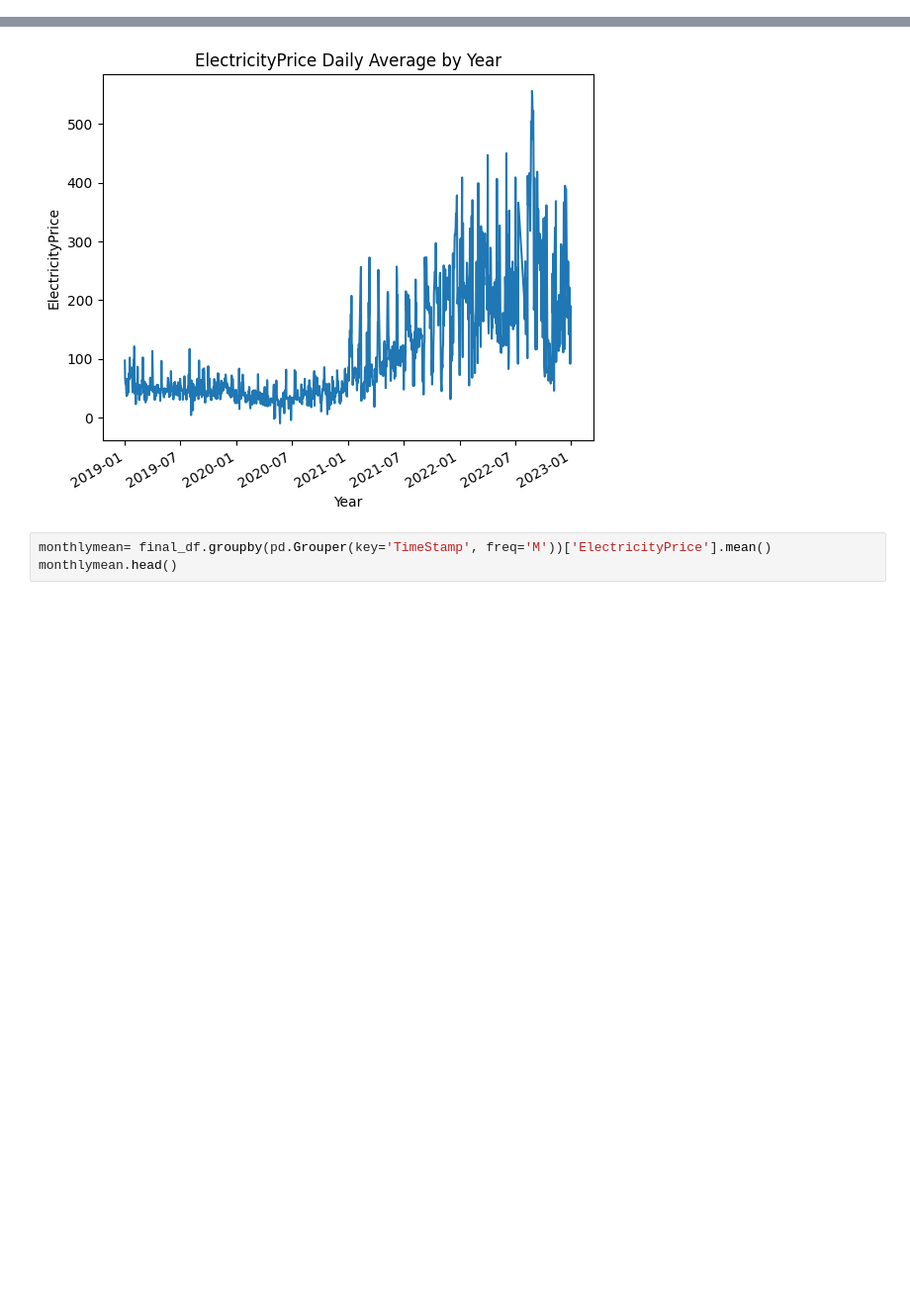
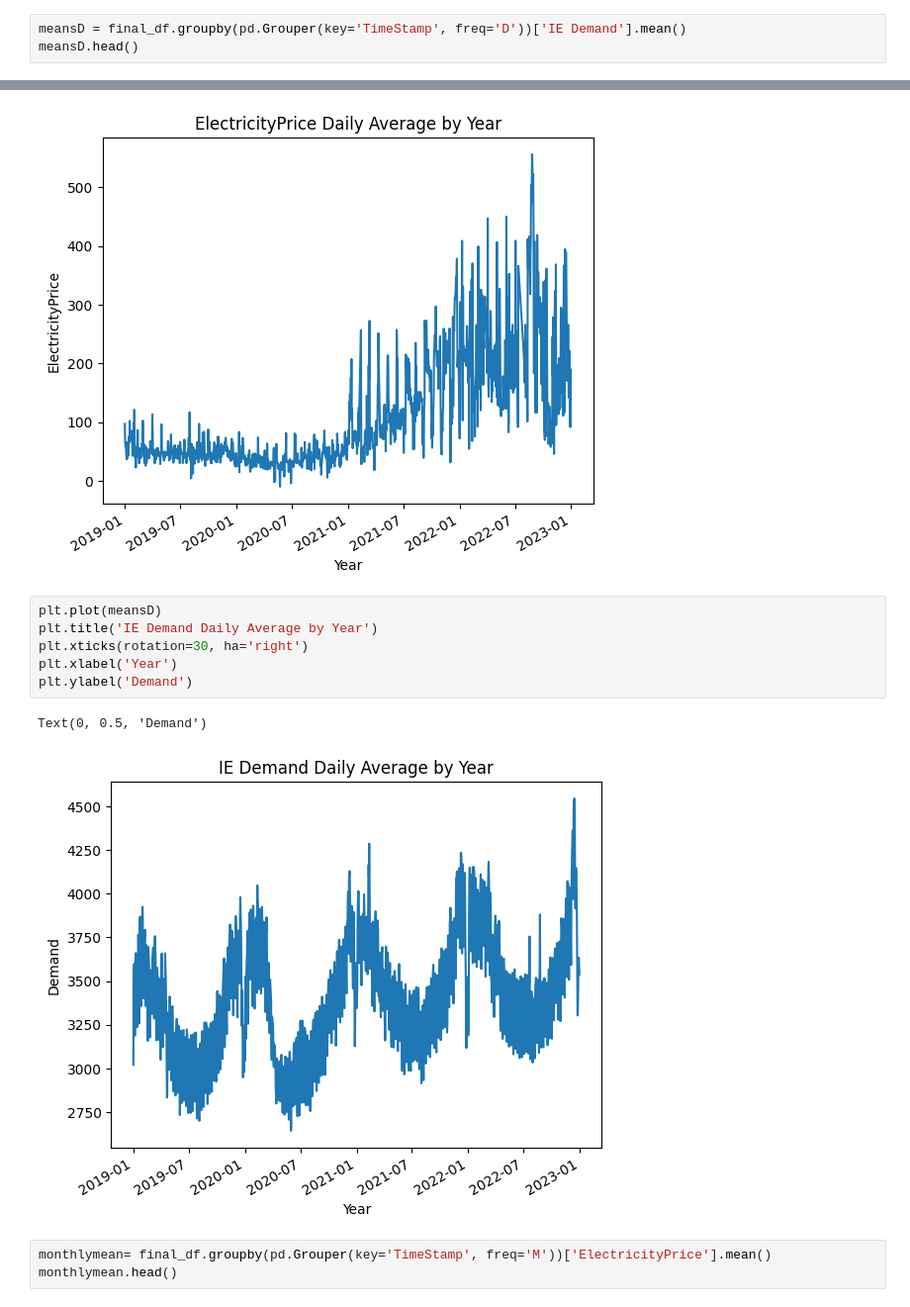
Before and after one commit to Gauthaman-KA/CS648, a Jupyter notebook: CodeFiles/PreProcessing.ipynb, the cells around one changed output, grey strips where cells are left out. Shown at 99% size. Saved outputs shown, nothing was run; the diff lists cells and outputs as text; blank space fills up the shorter version.

```diff
--- a/CodeFiles/PreProcessing.ipynb
+++ b/CodeFiles/PreProcessing.ipynb
@@ -828,0 +838,3 @@ Freq: D, Name: ElectricityPrice_L, dtype: float64
+# %%
+meansD = final_df.groupby(pd.Grouper(key='TimeStamp', freq='D'))['IE Demand'].mean()
+meansD.head()
@@ -835,6 +855,15 @@ plt.ylabel('ElectricityPrice')
 # %% [output]
 Text(0, 0.5, 'ElectricityPrice')
 [figure]
+# %%
+plt.plot(meansD)
+plt.title('IE Demand Daily Average by Year')
+plt.xticks(rotation=30, ha='right')
+plt.xlabel('Year')
+plt.ylabel('Demand')
+# %% [output]
+Text(0, 0.5, 'Demand')
+[figure, added]
 # %%
 monthlymean= final_df.groupby(pd.Grouper(key='TimeStamp', freq='M'))['ElectricityPrice'].mean()
 monthlymean.head()
```
Also changed, not shown: parts of 6 cells of this notebook.
